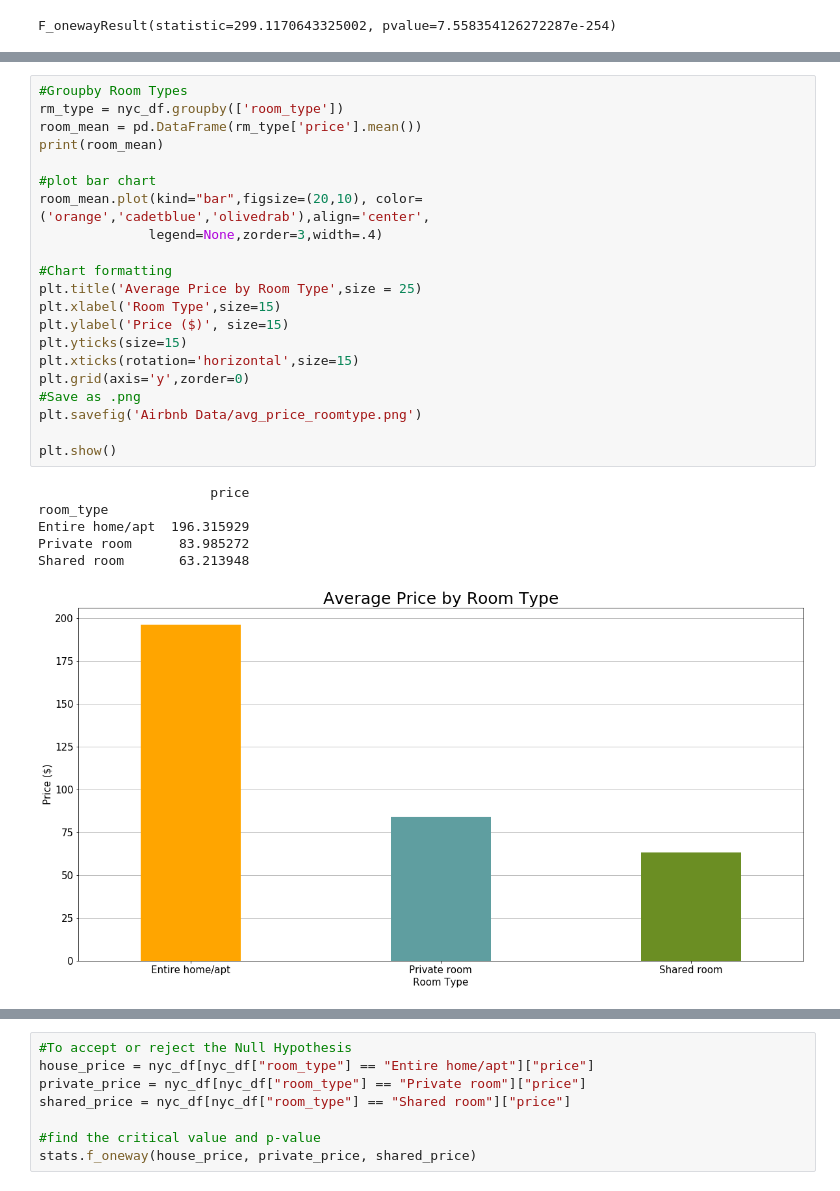
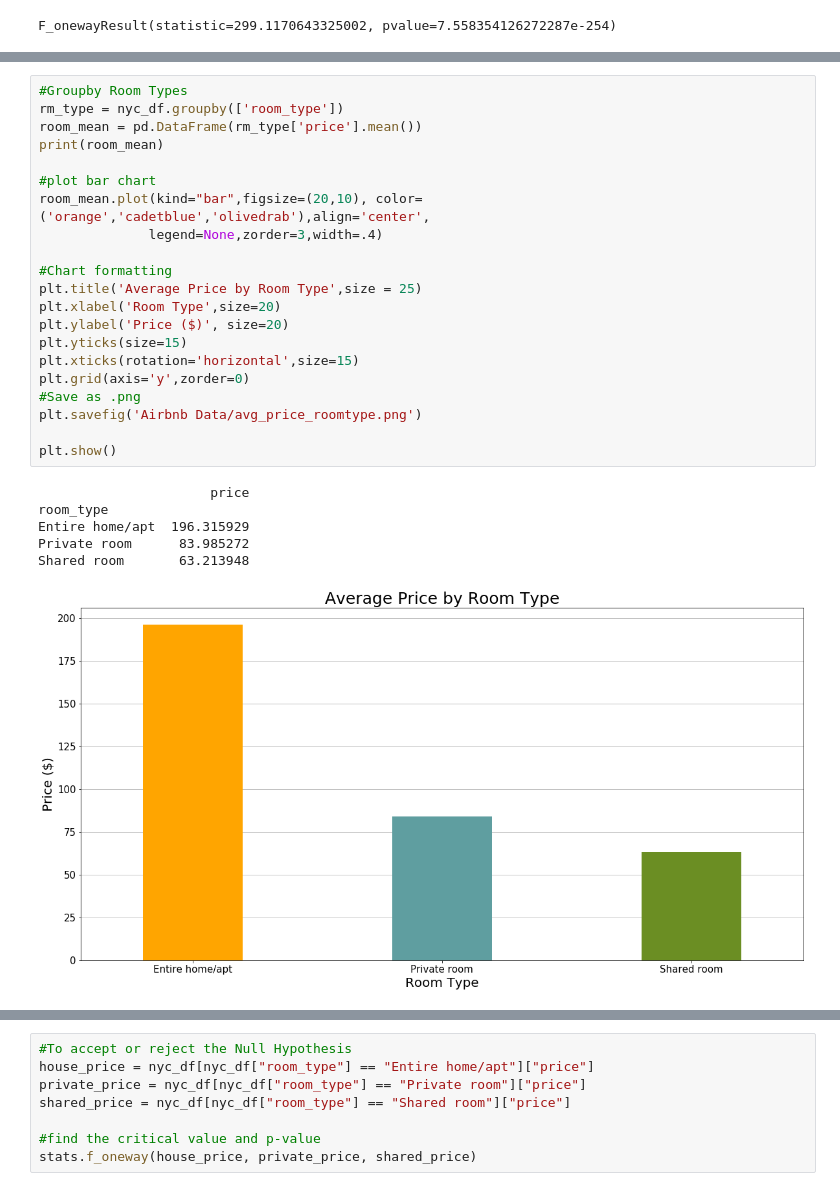
Before and after one commit to josephsy96/Project_1, a Jupyter notebook: Airbnb_Analysis.ipynb, the cells around one changed output, grey strips where cells are left out. Cells and saved outputs as stored; diff of their text form.

```diff
--- a/Airbnb_Analysis.ipynb
+++ b/Airbnb_Analysis.ipynb
@@ -116,29 +135,29 @@ plt.ylim(0,500)
 # %%
 #Groupby Room Types
 rm_type = nyc_df.groupby(['room_type'])
 room_mean = pd.DataFrame(rm_type['price'].mean())
 print(room_mean)
 
 #plot bar chart
 room_mean.plot(kind="bar",figsize=(20,10), color=('orange','cadetblue','olivedrab'),align='center',
               legend=None,zorder=3,width=.4)
 
 #Chart formatting
 plt.title('Average Price by Room Type',size = 25)
-plt.xlabel('Room Type',size=15)
-plt.ylabel('Price ($)', size=15)
+plt.xlabel('Room Type',size=20)
+plt.ylabel('Price ($)', size=20)
 plt.yticks(size=15)
 plt.xticks(rotation='horizontal',size=15)
 plt.grid(axis='y',zorder=0)
 #Save as .png
 plt.savefig('Airbnb Data/avg_price_roomtype.png')
 
 plt.show()
 # %% [output]
                       price
 room_type
 Entire home/apt  196.315929
 Private room      83.985272
 Shared room       63.213948
-[figure, old version]
+[figure, new version]
 # %%
```
Also changed, not shown: parts of 8 cells of this notebook, 4 other files.
